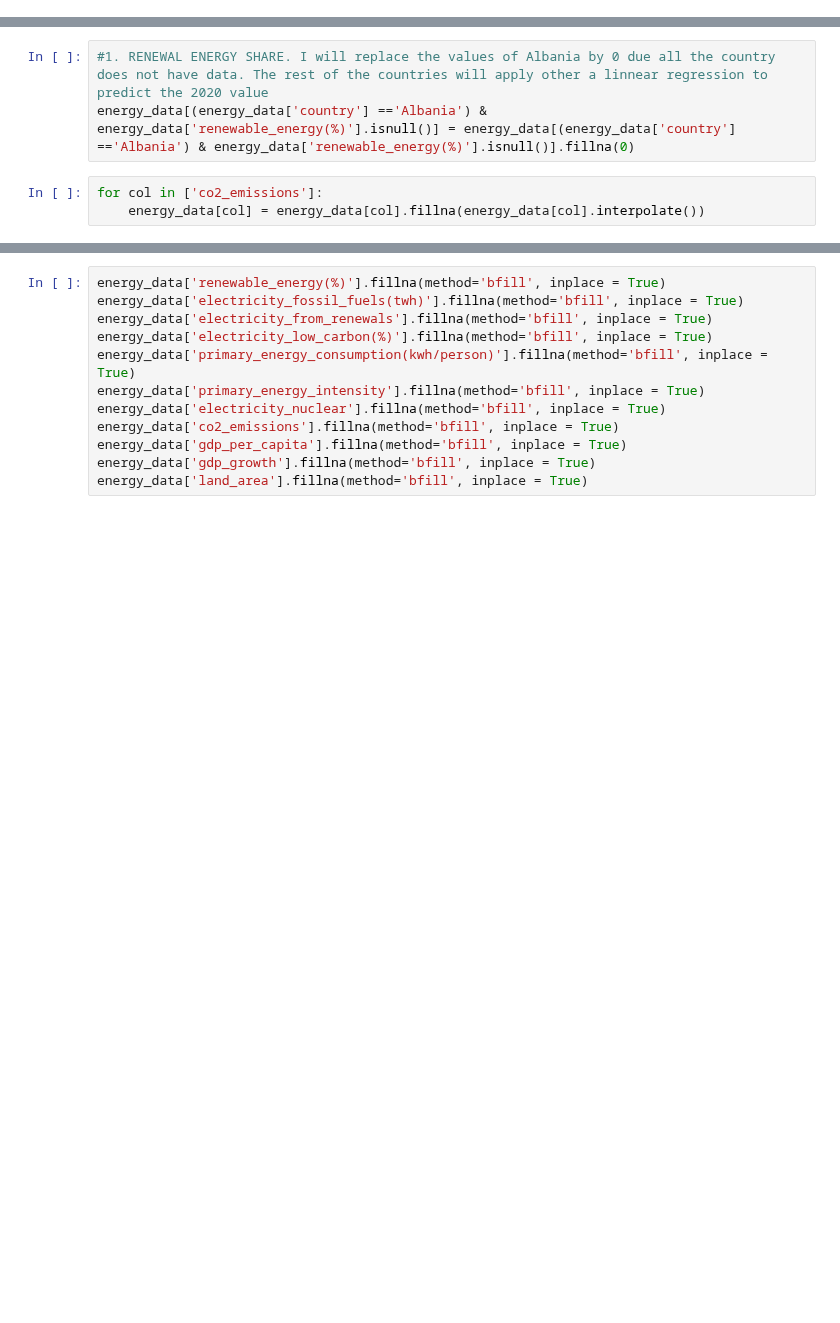
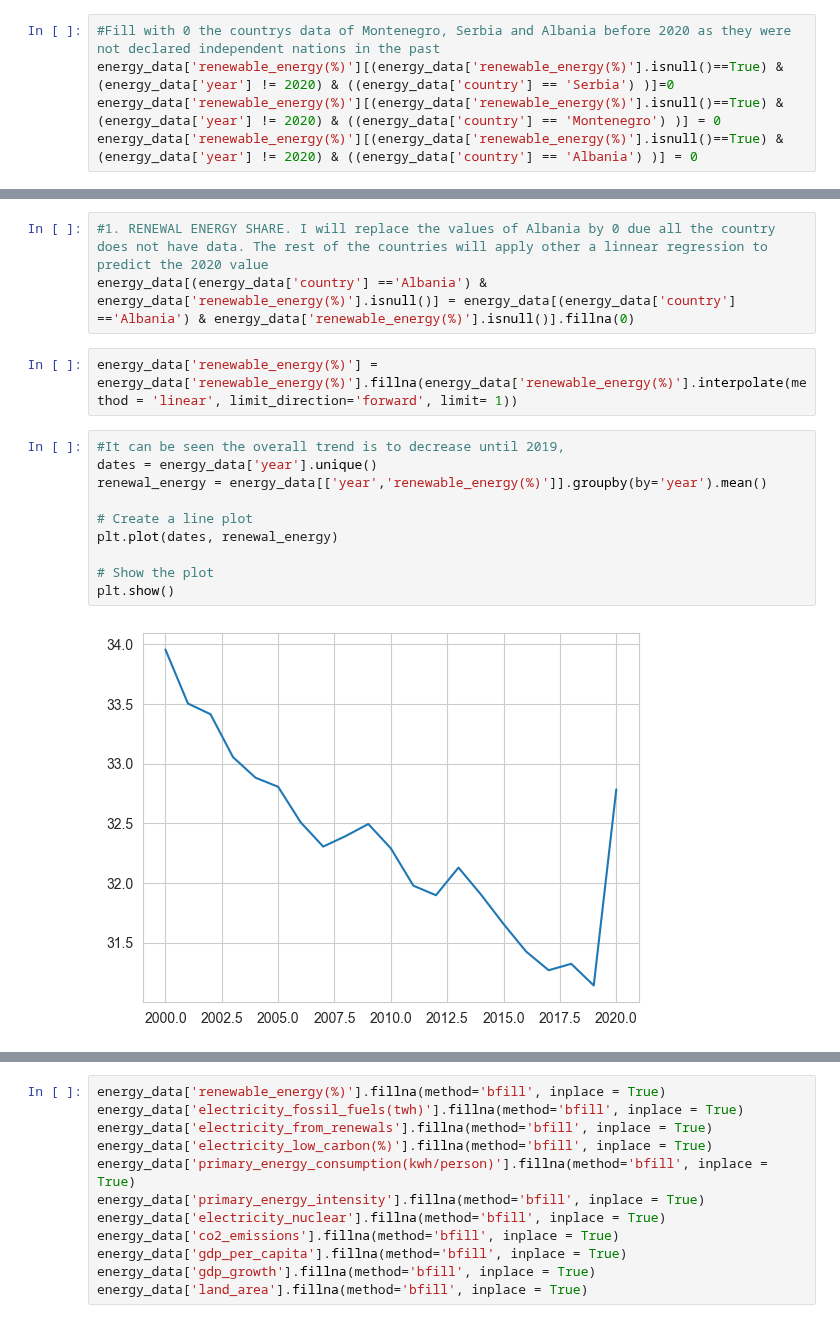
Before and after one commit to elkinbarretorojas/data_science, a Jupyter notebook: text_analysis/New/energy/model.ipynb, the cells around one changed output, grey strips where cells are left out. Cells and saved outputs as stored; diff of their text form; blank space fills up the shorter version.

```diff
--- a/text_analysis/New/energy/model.ipynb
+++ b/text_analysis/New/energy/model.ipynb
@@ -171 +267,6 @@ energy_data['access_cleaning_flues_cooking'] = energy_data['access_cleaning_flue
 energy_data = energy_data.drop(['renewal_electricity_capacity(per person)','financial_flows($)','renewables'], axis=1)
+# %%
+#Fill with 0 the countrys data of Montenegro, Serbia and Albania before 2020 as they were not declared independent nations in the past
+energy_data['renewable_energy(%)'][(energy_data['renewable_energy(%)'].isnull()==True) & (energy_data['year'] != 2020) & ((energy_data['country'] == 'Serbia') )]=0
+energy_data['renewable_energy(%)'][(energy_data['renewable_energy(%)'].isnull()==True) & (energy_data['year'] != 2020) & ((energy_data['country'] == 'Montenegro') )] = 0
+energy_data['renewable_energy(%)'][(energy_data['renewable_energy(%)'].isnull()==True) & (energy_data['year'] != 2020) & ((energy_data['country'] == 'Albania') )] = 0
@@ -172,6 +278,17 @@ energy_data = energy_data.drop(['renewal_electricity_capacity(per person)','fina
 # %%
 #1. RENEWAL ENERGY SHARE. I will replace the values of Albania by 0 due all the country does not have data. The rest of the countries will apply other a linnear regression to predict the 2020 value
 energy_data[(energy_data['country'] =='Albania') & energy_data['renewable_energy(%)'].isnull()] = energy_data[(energy_data['country'] =='Albania') & energy_data['renewable_energy(%)'].isnull()].fillna(0)
-# %%
-for col in ['co2_emissions']:
-    energy_data[col] = energy_data[col].fillna(energy_data[col].interpolate())
+# %%
+energy_data['renewable_energy(%)'] = energy_data['renewable_energy(%)'].fillna(energy_data['renewable_energy(%)'].interpolate(method = 'linear', limit_direction='forward', limit= 1))
+# %%
+#It can be seen the overall trend is to decrease until 2019,
+dates = energy_data['year'].unique()
+renewal_energy = energy_data[['year','renewable_energy(%)']].groupby(by='year').mean()
+
+# Create a line plot
+plt.plot(dates, renewal_energy)
+
+# Show the plot
+plt.show()
+# %% [output]
+[figure, added]
```
Also changed, not shown: parts of 17 cells of this notebook.
